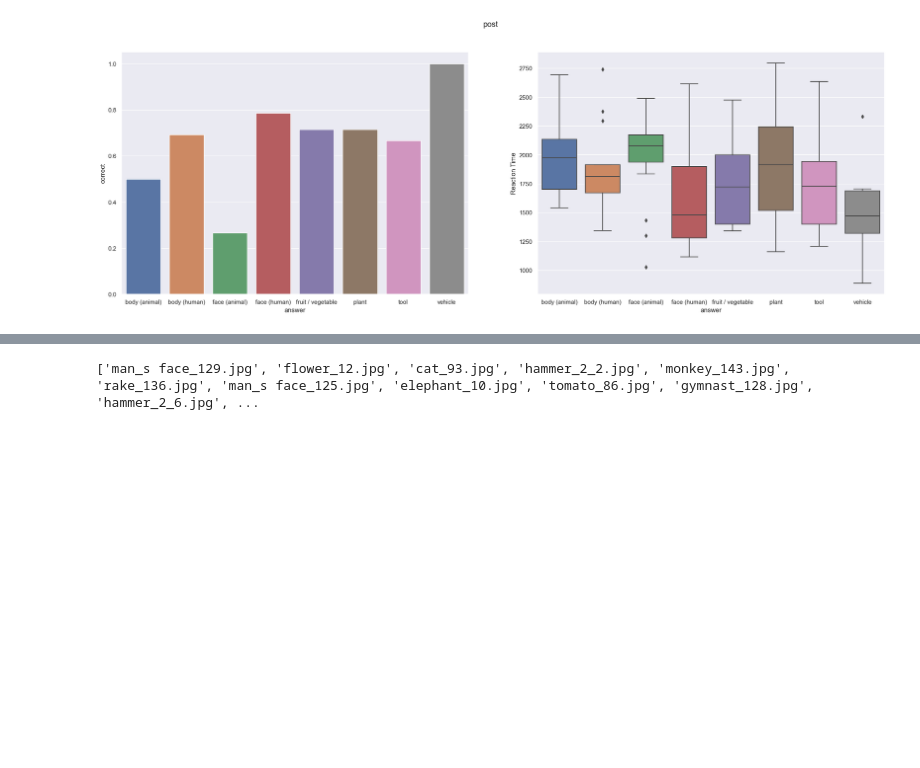
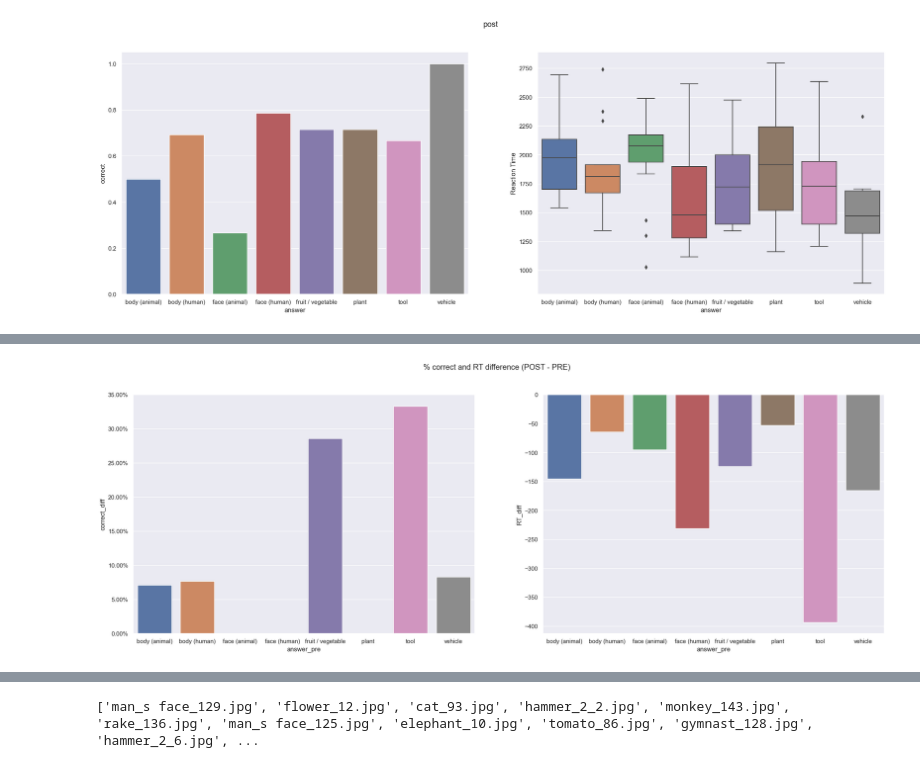
Before and after one commit to marek1n/mooney-pilot, a Jupyter notebook: analysis/pilot-mj/analysis.ipynb, the cells around one changed output, grey strips where cells are left out. Saved outputs shown, nothing was run; the diff lists cells and outputs as text; code cells hidden in the pictures; blank space fills up the shorter version.

```diff
--- a/analysis/pilot-mj/analysis.ipynb
+++ b/analysis/pilot-mj/analysis.ipynb
@@ -127,0 +167,17 @@ plot_categories(df_mooney_post, "post")
+# %%
+# paired difference - (pre - post) RT for each category, % correct
+df_pre_post = pd.merge(left=df_mooney_pre, right=df_mooney_post, on='image', how='outer', suffixes=('_pre', '_post'))
+df_pre_post = (df_pre_post
+                .assign(RT_diff=lambda x: x['Reaction Time_post'] - x['Reaction Time_pre'])
+                .assign(correct_diff=lambda x: x['correct_post'] - x['correct_pre'])
+                .loc[:, ['image', 'answer_pre', 'RT_diff', 'correct_diff']]
+            )
+
+fig, ax = plt.subplots(nrows=1, ncols=2, figsize=(25,8))
+fig.suptitle("% correct and RT difference (POST - PRE)")
+sns.barplot(data=df_pre_post, x='answer_pre', y='RT_diff', order=CATEGORIES, errorbar=None, ax=ax[1])
+sns.barplot(data=df_pre_post, x='answer_pre', y='correct_diff', order=CATEGORIES, errorbar=None, ax=ax[0])
+
+ax[0].set_yticklabels(['{:,.2%}'.format(x) for x in ax[0].get_yticks()]);
+# %% [output]
+[figure, added]
```
Also changed, not shown: parts of 12 cells of this notebook.
